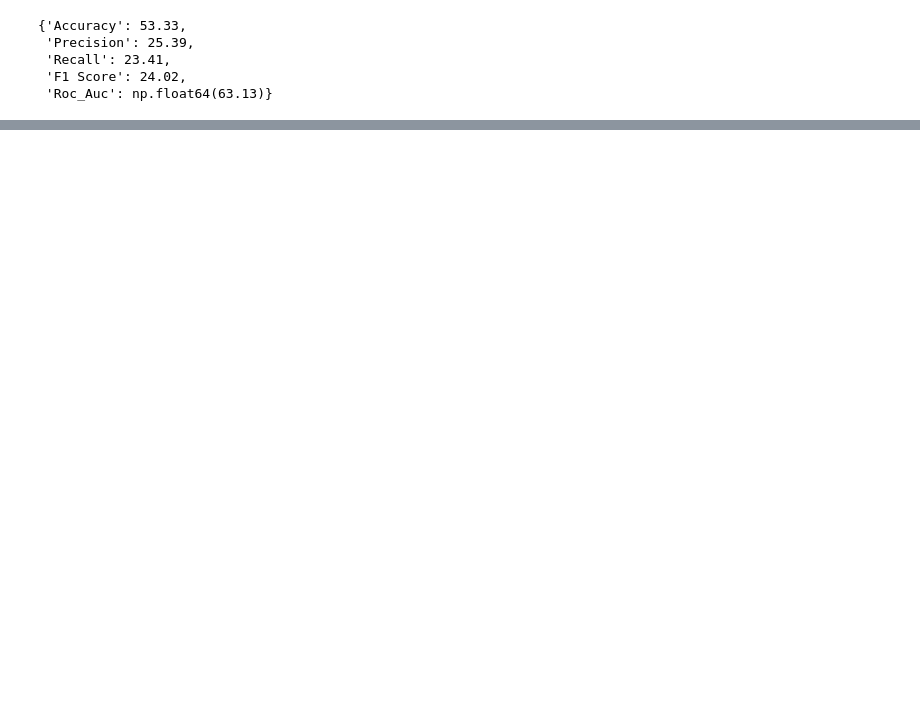
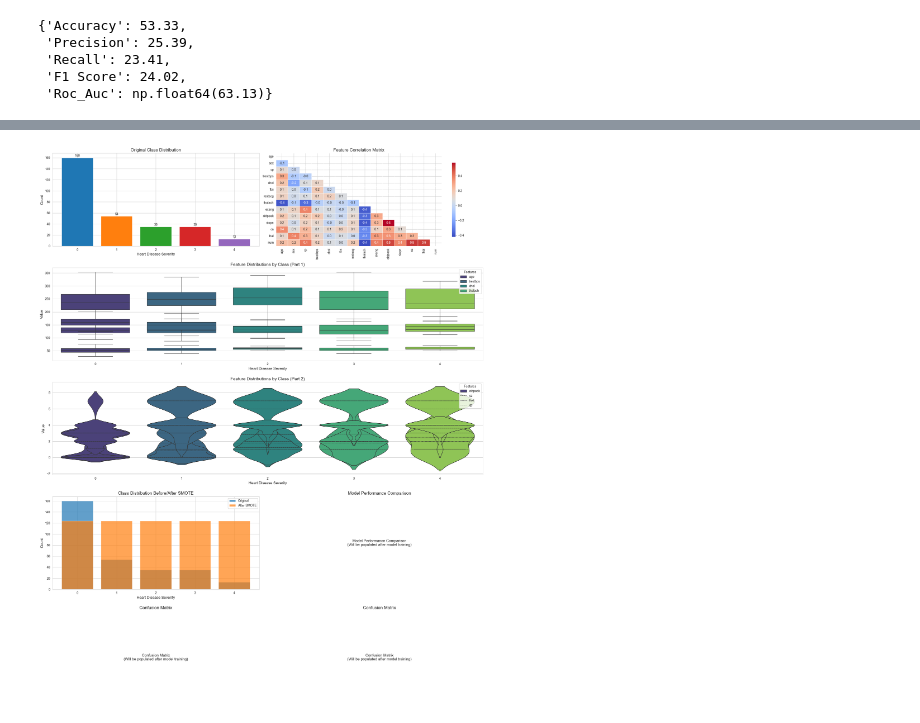
Before and after one commit to SaadMakki/Heart-Disease-Prediction-Imbalanced-Data, a Jupyter notebook: Heart_Disease_Prediction.ipynb, the cells around one changed output, grey strips where cells are left out. Cells and saved outputs as stored; diff of their text form; code cells hidden in the pictures; blank space fills up the shorter version.

Commit message:
adding visualization and updating readme file

```diff
--- a/Heart_Disease_Prediction.ipynb
+++ b/Heart_Disease_Prediction.ipynb
@@ -182,0 +265,79 @@ evaluate(XGB_model, X_test, y_test)
+# %%
+# Create figure with subplots
+fig = plt.figure(figsize=(20, 25))
+gs = fig.add_gridspec(5, 2)
+ax1 = fig.add_subplot(gs[0, 0])  # Class distribution
+ax2 = fig.add_subplot(gs[0, 1])  # Correlation matrix
+ax3 = fig.add_subplot(gs[1, :])  # Feature distributions (row 1)
+ax4 = fig.add_subplot(gs[2, :])  # Feature distributions (row 2)
+ax5 = fig.add_subplot(gs[3, 0])  # SMOTE comparison
+ax6 = fig.add_subplot(gs[3, 1])  # Model comparison
+ax7 = fig.add_subplot(gs[4, 0])  # Confusion matrix 1
+ax8 = fig.add_subplot(gs[4, 1])  # Confusion matrix 2
+
+# 1. Class Distribution
+class_counts = y.value_counts().sort_index()
+ax1.bar(class_counts.index.astype(str), class_counts, color=colors)
+ax1.set_title('Original Class Distribution', fontsize=14)
+ax1.set_xlabel('Heart Disease Severity', fontsize=12)
+ax1.set_ylabel('Count', fontsize=12)
+for i, count in enumerate(class_counts):
+    ax1.text(i, count+2, str(count), ha='center', fontsize=10)
+
+# 2. Correlation Matrix
+corr = dataset.corr()
+mask = np.triu(np.ones_like(corr, dtype=bool))
+sns.heatmap(corr, mask=mask, ax=ax2, cmap='coolwarm', annot=True, fmt=".1f",
+            cbar_kws={"shrink": 0.8}, linewidths=0.5)
+ax2.set_title('Feature Correlation Matrix', fontsize=14)
+
+# 3. Feature Distributions (Row 1)
+features1 = ['age', 'trestbps', 'chol', 'thalach']
+for i, feature in enumerate(features1):
+    sns.boxplot(x='num', y=feature, data=dataset, ax=ax3,
+                palette='viridis', showfliers=False)
+ax3.set_title('Feature Distributions by Class (Part 1)', fontsize=14)
+ax3.set_xlabel('Heart Disease Severity')
+ax3.set_ylabel('Value')
+ax3.legend(title='Features', labels=features1, loc='upper right')
+
+# 4. Feature Distributions (Row 2)
+features2 = ['oldpeak', 'ca', 'thal', 'cp']
+for i, feature in enumerate(features2):
+    sns.violinplot(x='num', y=feature, data=dataset, ax=ax4,
+                   palette='viridis', inner="quartile")
+ax4.set_title('Feature Distributions by Class (Part 2)', fontsize=14)
+ax4.set_xlabel('Heart Disease Severity')
+ax4.set_ylabel('Value')
+ax4.legend(title='Features', labels=features2, loc='upper right')
+
+# 5. SMOTE Comparison
+smote = SMOTE(random_state=42)
+X_reshaped, y_reshaped = smote.fit_resample(X_train, y_train)
+smote_counts = y_reshaped.value_counts().sort_index()
+
+ax5.bar(class_counts.index.astype(str), class_counts, color=colors[0], alpha=0.7, label='Original')
+ax5.bar(smote_counts.index.astype(str), smote_counts, color=colors[1], alpha=0.7, label='After SMOTE')
+ax5.set_title('Class Distribution Before/After SMOTE', fontsize=14)
+ax5.set_xlabel('Heart Disease Severity', fontsize=12)
+ax5.set_ylabel('Count', fontsize=12)
+ax5.legend()
+
+# 6. Model Comparison (Placeholder - will be updated later)
+ax6.text(0.5, 0.5, 'Model Performance Comparison\n(Will be populated after model training)',
+         ha='center', va='center', fontsize=12)
+ax6.set_title('Model Performance Comparison', fontsize=14)
+ax6.axis('off')
+
+# 7. & 8. Confusion Matrices (Placeholders)
+for ax in [ax7, ax8]:
+    ax.text(0.5, 0.5, 'Confusion Matrix\n(Will be populated after model training)',
+            ha='center', va='center', fontsize=12)
+    ax.set_title('Confusion Matrix', fontsize=14)
+    ax.axis('off')
+
+plt.tight_layout()
+plt.savefig('all_visualizations.png', bbox_inches='tight')
+plt.show()
+# %% [output]
+[figure, added]
```
Also changed, not shown: parts of 12 cells of this notebook, 4 other files.
